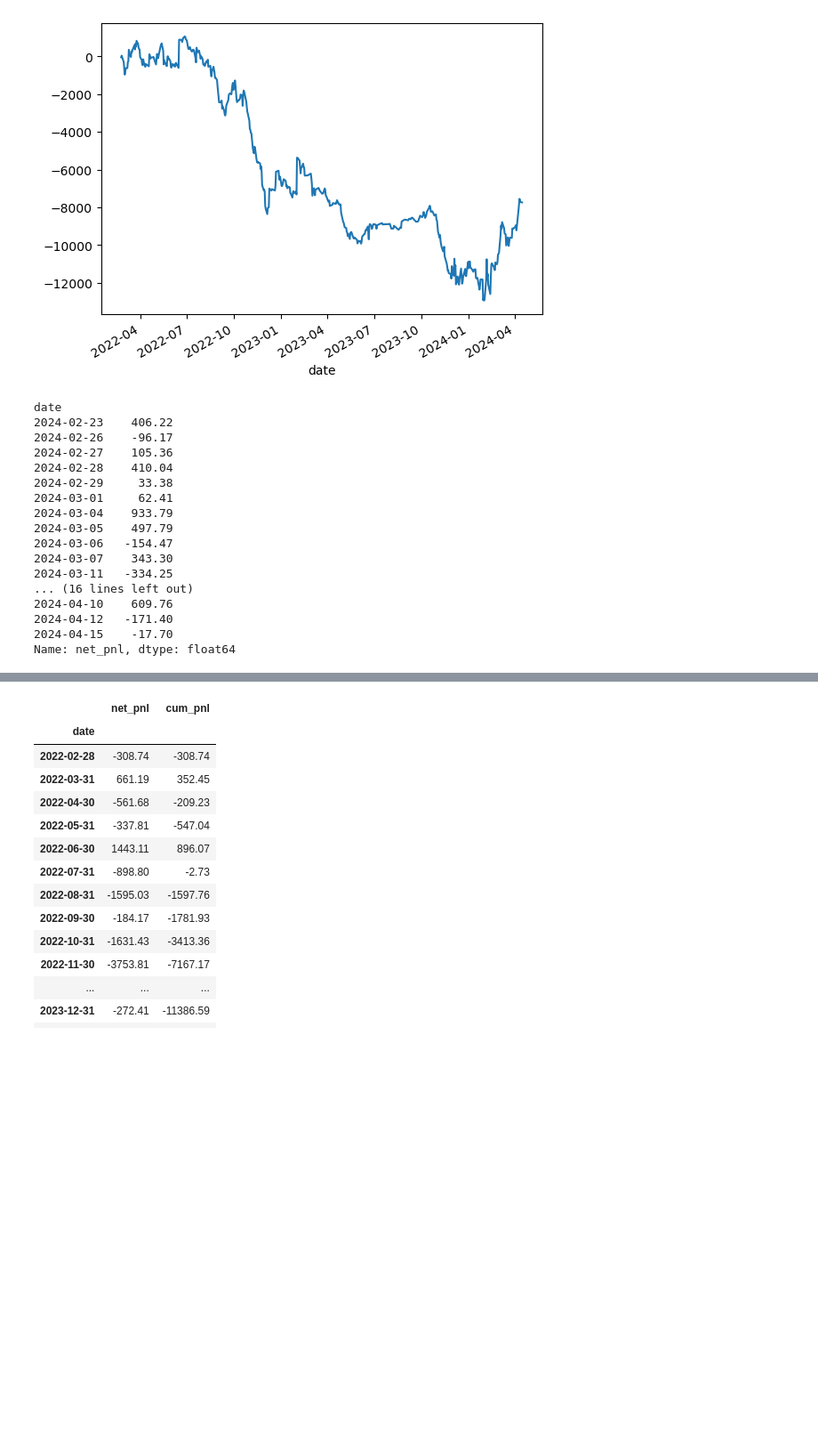
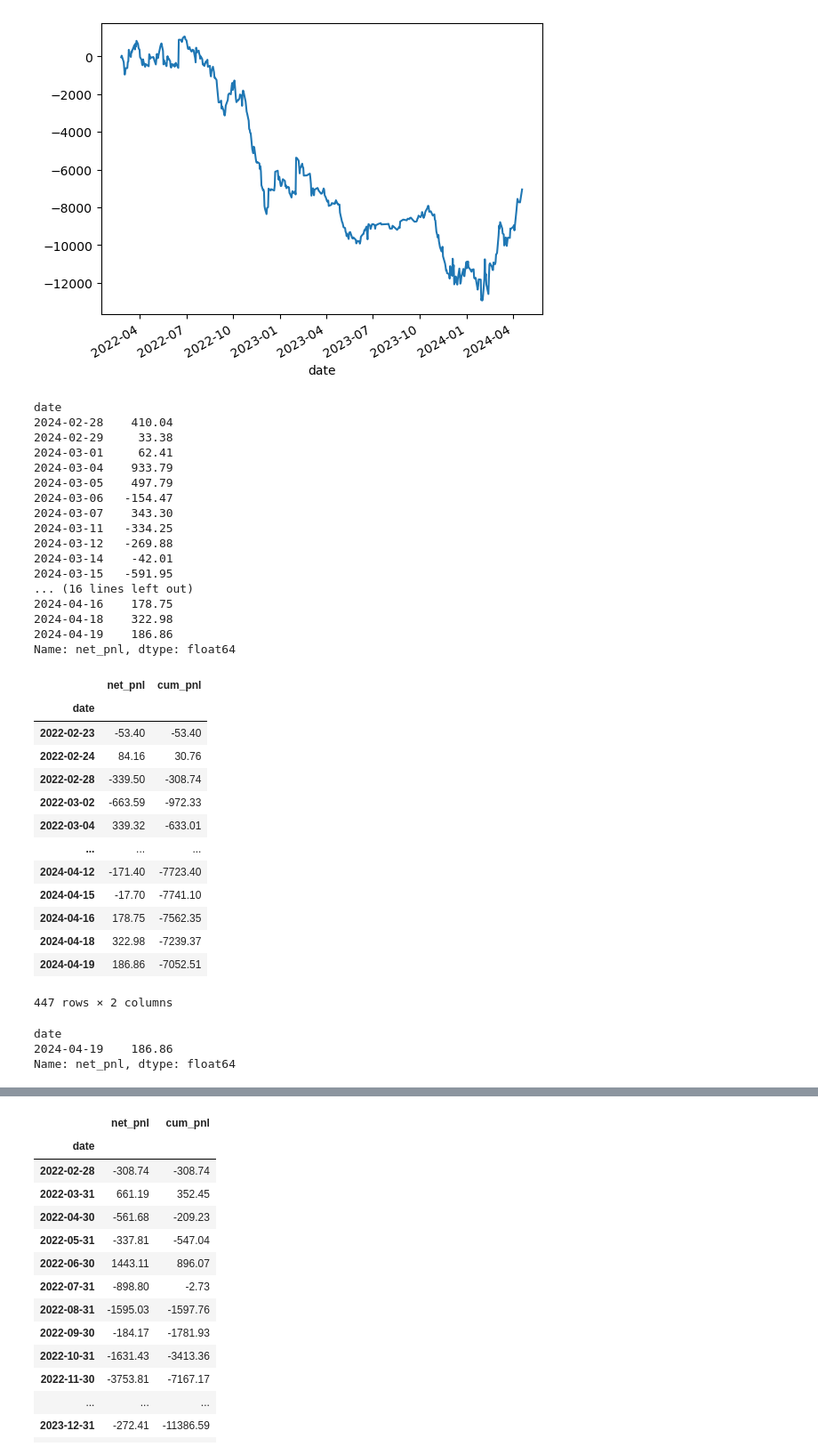
Before and after one commit to gautamnaik1994/Automated-Trading-System-Dashboard, a Jupyter notebook: notebook/cpomponents.ipynb, the cells around one changed output, grey strips where cells are left out. Shown: that part at 89% size. Cells and saved outputs as stored; diff of their text form; code cells hidden in the pictures; blank space fills up the shorter version.

```diff
--- a/notebook/cpomponents.ipynb
+++ b/notebook/cpomponents.ipynb
@@ -146,3 +137,3 @@ df.describe()
 | max | 3.980000 | 12317.900000 | 753.830000 | 759.500000 | 12293.200000 | 4.470000 | 128.000000 |
 # %%
-df["date"] = pd.to_datetime(df["date"]).dt.date
+df["date"] = pd.to_datetime(df["date"])
@@ -148,0 +162,2 @@ df["date"] = pd.to_datetime(df["date"]).dt.date
+# %%
+df["Day_of_week"] = df["date"].dt.day_name()
@@ -161,9 +188,6 @@ daily_df["cum_pnl"].plot()
 daily_df.tail(30)["net_pnl"]
 # %% [output]
 date
-2024-02-23    406.22
-2024-02-26    -96.17
-2024-02-27    105.36
 2024-02-28    410.04
 2024-02-29     33.38
 2024-03-01     62.41
@@ -172,11 +196,37 @@ date
 2024-03-06   -154.47
 2024-03-07    343.30
 2024-03-11   -334.25
+2024-03-12   -269.88
+2024-03-14    -42.01
+2024-03-15   -591.95
 ... (16 lines left out)
-2024-04-10    609.76
-2024-04-12   -171.40
-2024-04-15    -17.70
+2024-04-16    178.75
+2024-04-18    322.98
+2024-04-19    186.86
 Name: net_pnl, dtype: float64
+# %%
+daily_df
+# %% [output]
+|  | net_pnl | cum_pnl |
+| date |  |  |
+| 2022-02-23 | -53.40 | -53.40 |
+| 2022-02-24 | 84.16 | 30.76 |
+| 2022-02-28 | -339.50 | -308.74 |
+| 2022-03-02 | -663.59 | -972.33 |
+| 2022-03-04 | 339.32 | -633.01 |
+| ... | ... | ... |
+| 2024-04-12 | -171.40 | -7723.40 |
+| 2024-04-15 | -17.70 | -7741.10 |
+| 2024-04-16 | 178.75 | -7562.35 |
+| 2024-04-18 | 322.98 | -7239.37 |
+| 2024-04-19 | 186.86 | -7052.51 |
+447 rows × 2 columns
+# %%
+daily_df['net_pnl'].tail(1)
+# %% [output]
+date
+2024-04-19    186.86
+Name: net_pnl, dtype: float64
 # %%
 daily_df.index
 # %% [output]
```
Also changed, not shown: parts of 14 cells of this notebook, 3 other files.
